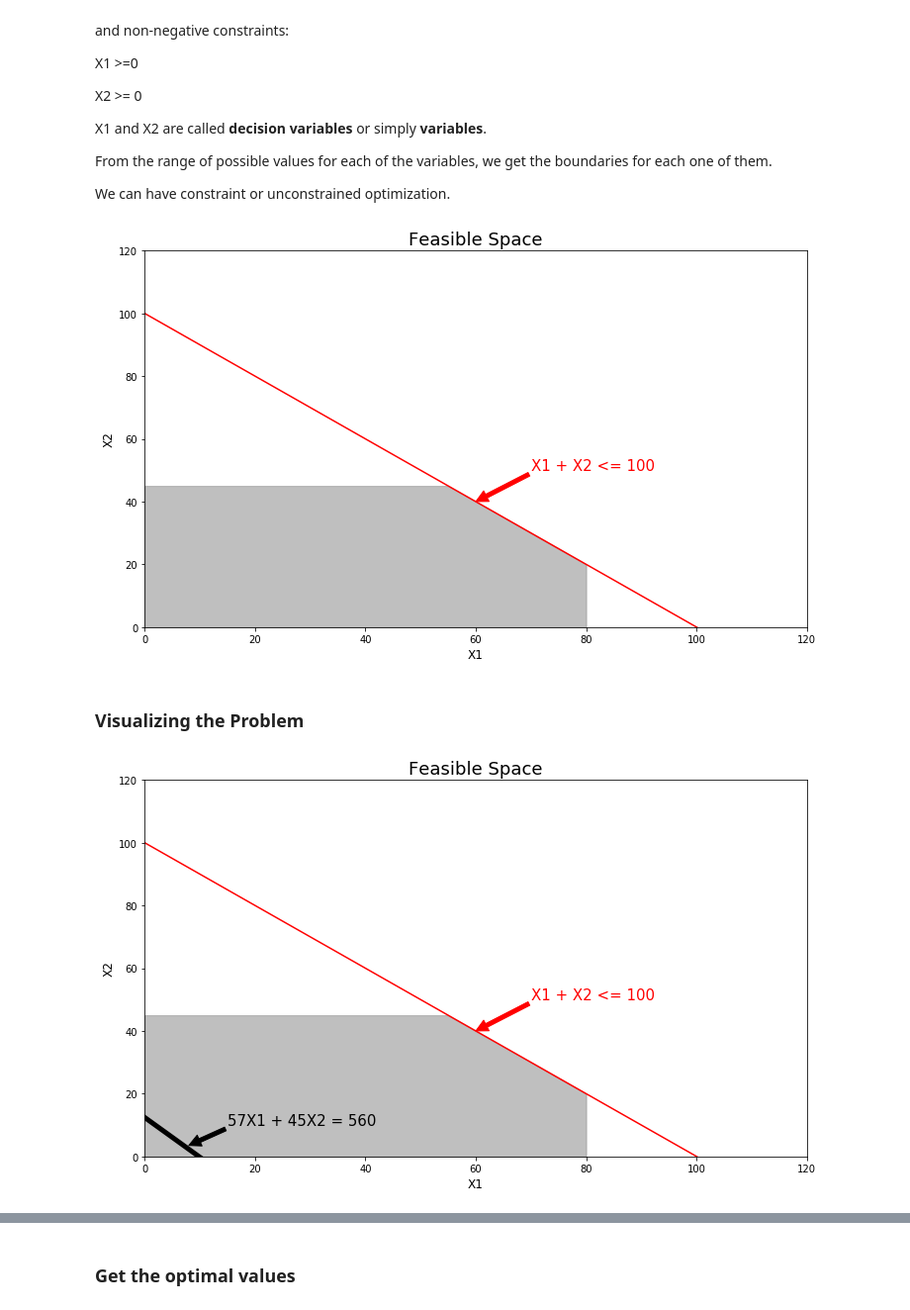
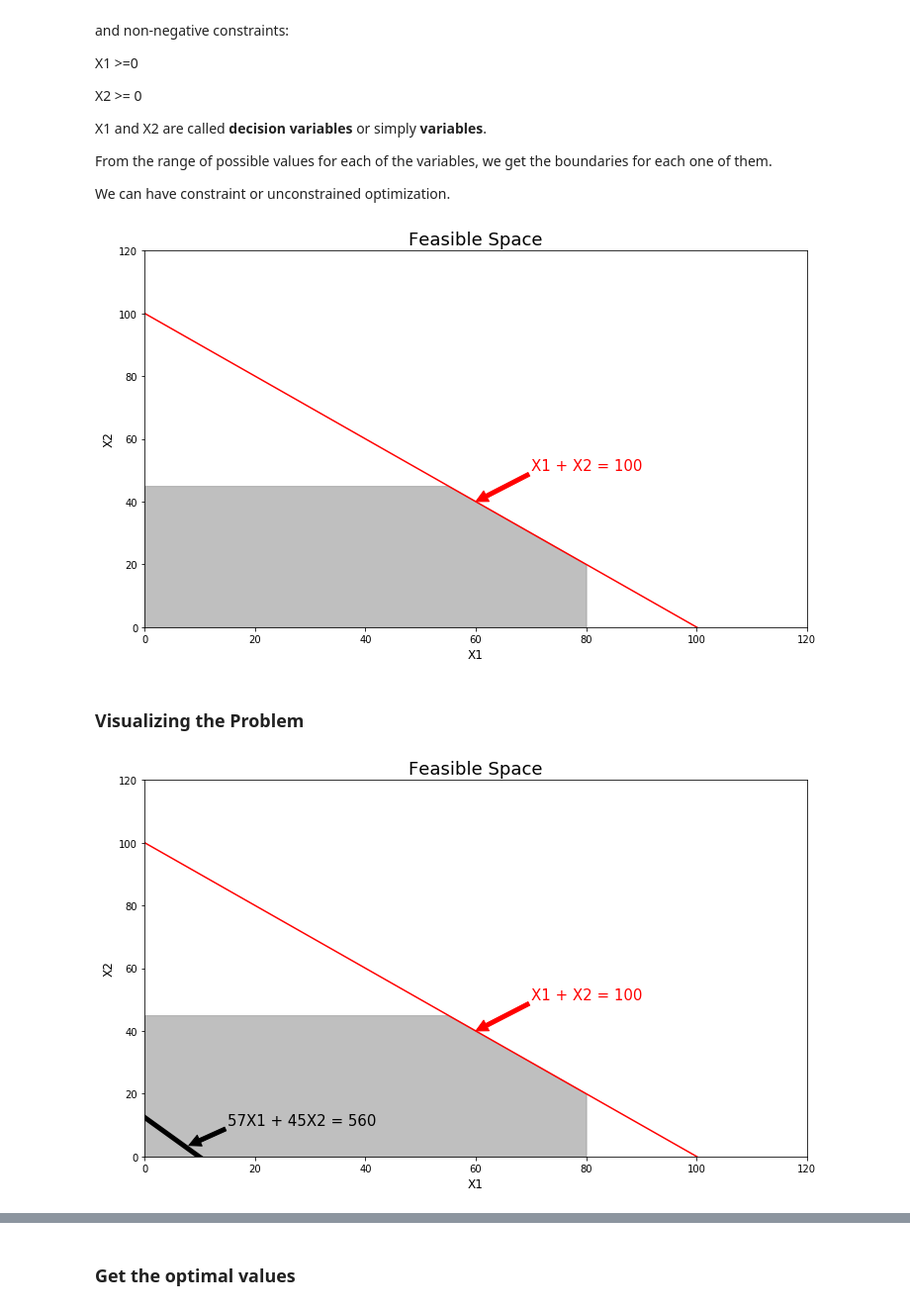
Before and after one commit to fissehab/linear_non_linear_optimization, a Jupyter notebook: Optimization Tutorial.ipynb, the cells around one changed output, grey strips where cells are left out. Shown at 99% size. Cells and saved outputs as stored; diff of their text form; code cells hidden in the pictures.

```diff
--- a/Optimization Tutorial.ipynb
+++ b/Optimization Tutorial.ipynb
@@ -39,24 +39,24 @@ We can have constraint or unconstrained optimization.
 # %%
 X1 = np.arange(0, 120)
 X1_1 = np.ones(120)*80
 X2 = 100 - np.arange(0, 120)
 X2_2 = np.ones(120)*45
 plt.figure(figsize = (12, 7))
 plt.plot(X1, X2, color = 'red')
 plt.ylim([0, 120])
 plt.xlim([0, 120])
 plt.xlabel('X1', fontsize = 12)
 plt.ylabel('X2', fontsize = 12)
 plt.fill_between(X1,np.minimum(X2,45), where = (X1 <= 80) , color = 'gray', alpha = 0.5)
 plt.title('Feasible Space', fontsize = 18)
 
-plt.annotate('X1 + X2 <= 100', xy=(60, 40), xytext=(70, 50),size = 15,
+plt.annotate('X1 + X2 = 100', xy=(60, 40), xytext=(70, 50),size = 15,
             arrowprops=dict(color = 'red', shrink=0.001), color = 'red'
             )
 
 plt.show()
 # %% [output]
-[figure, old version]
+[figure, new version]
 # %% [markdown]
 ### Visualizing the Problem
 # %%
@@ -71,7 +71,7 @@ plt.xlabel('X1', fontsize = 12)
 plt.ylabel('X2', fontsize = 12)
 plt.fill_between(X1,np.minimum(X2,45), where = (X1 <= 80) , color = 'gray', alpha = 0.5)
 plt.title('Feasible Space', fontsize = 18)
-plt.annotate('X1 + X2 <= 100', xy=(60, 40), xytext=(70, 50),size = 15,
+plt.annotate('X1 + X2 = 100', xy=(60, 40), xytext=(70, 50),size = 15,
             arrowprops=dict(color='red', shrink=0.001), color = 'red',
             )
 plt.plot(V1, V2, linewidth = 5, color = 'black')
@@ -82,7 +82,7 @@ plt.annotate('57X1 + 45X2 = 560', xy=(8, 3.508), xytext=(15, 10),size = 15,
 
 plt.show()
 # %% [output]
-[figure, old version]
+[figure, new version]
 # %%
 V1= np.arange(80)
 V2 = (2200- 57*V1)/45
```
Also changed, not shown: parts of 10 cells of this notebook.
